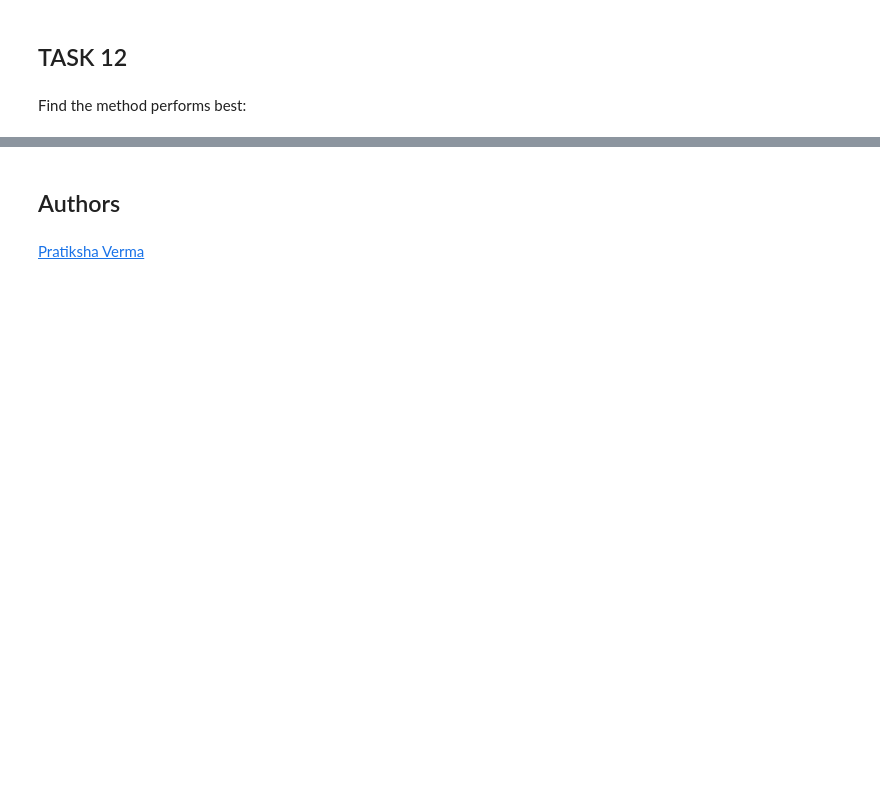
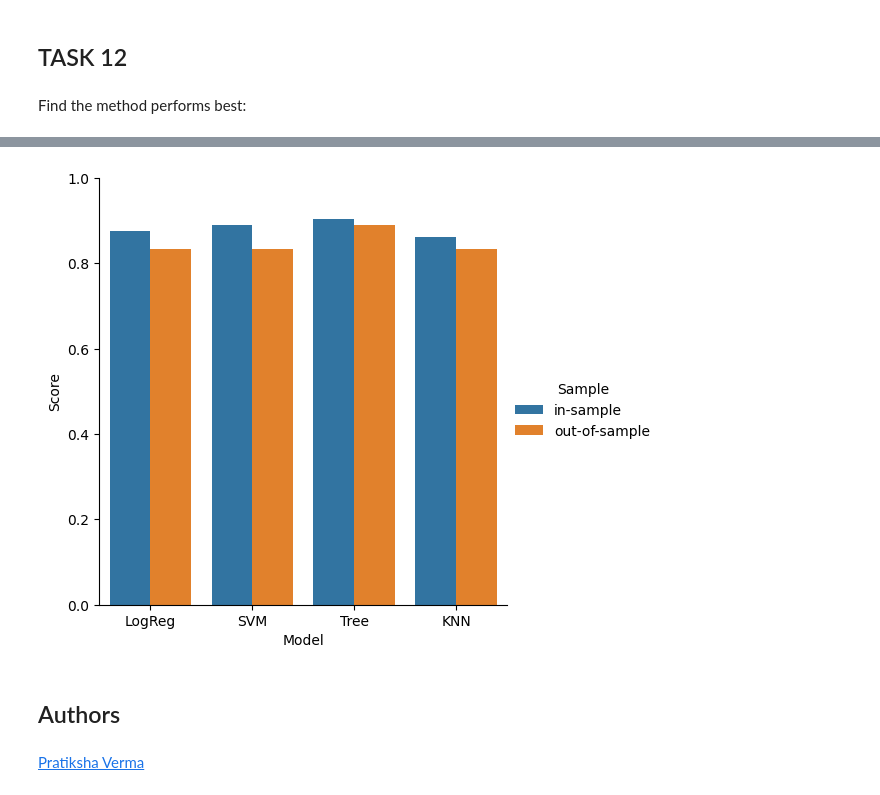
Before and after one commit to PatrickKneschke/Coursera-DataScienceAssignments, a Jupyter notebook: Data Science Capstone/SpaceX_Machine_Learning_Prediction_Part_5.jupyterlite.ipynb, the cells around one changed output, grey strips where cells are left out. Drawn from its saved outputs; the diff is of its cells as text; code cells hidden in the pictures; blank space fills up the shorter version.

```diff
--- a/Data Science Capstone/SpaceX_Machine_Learning_Prediction_Part_5.jupyterlite.ipynb
+++ b/Data Science Capstone/SpaceX_Machine_Learning_Prediction_Part_5.jupyterlite.ipynb
@@ -347,0 +346,27 @@ Find the method performs best:
+# %%
+score_data = {
+    "Model" : ["LogReg", "LogReg", "SVM", "SVM", "Tree", "Tree", "KNN", "KNN",],
+    "Score" : [
+        logreg_cv.score( X_train, Y_train),
+        logreg_cv.score( X_test, Y_test),
+        svm_cv.score( X_train, Y_train),
+        svm_cv.score( X_test, Y_test),
+        tree_cv.score( X_train, Y_train),
+        tree_cv.score( X_test, Y_test),
+        knn_cv.score( X_train, Y_train),
+        knn_cv.score( X_test, Y_test),
+    ],
+    "Sample" : [
+        "in-sample",
+        "out-of-sample",
+        "in-sample",
+        "out-of-sample",
+        "in-sample",
+        "out-of-sample",
+        "in-sample",
+        "out-of-sample",
+    ],
+}
+
+score_df = pd.DataFrame( score_data)
+score_df
@@ -348,3 +383,9 @@ Find the method performs best:
+# %%
+sns.catplot( kind="bar", data=score_df, x="Model", y="Score", hue="Sample")
+plt.ylim([0, 1])
+plt.show()
+# %% [output]
+[figure, added]
 # %% [markdown]
 ## Authors
 # %% [markdown]
```
Also changed, not shown: parts of 5 cells of this notebook.
